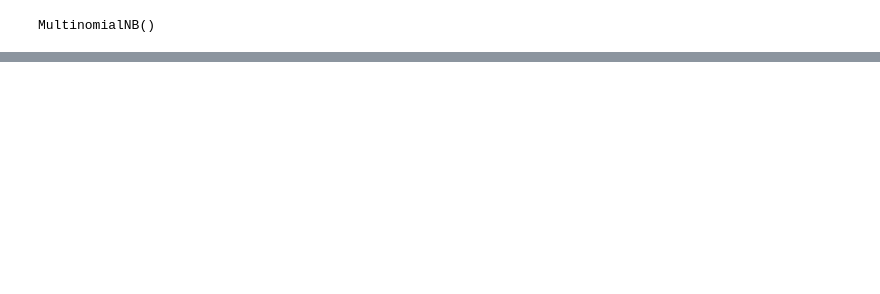
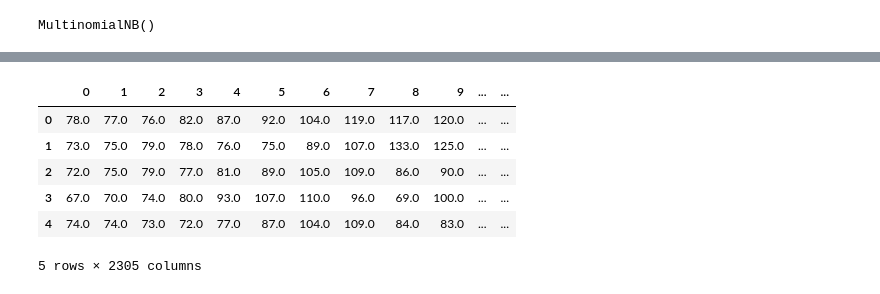
Before and after one commit to Irfan2309/Machine-Learning, a Jupyter notebook: Part 1/Source Code/analysis.ipynb, the cells around one changed output, grey strips where cells are left out. Saved outputs shown, nothing was run; the diff lists cells and outputs as text; code cells hidden in the pictures; blank space fills up the shorter version.

```diff
--- a/Part 1/Source Code/analysis.ipynb
+++ b/Part 1/Source Code/analysis.ipynb
@@ -125,0 +152,12 @@ Accuracy Score is : 0.35810113519091846
+# %%
+df['label'] = y_train
+# %%
+df.head()
+# %% [output]
+|  | 0 | 1 | 2 | 3 | 4 | 5 | 6 | 7 | 8 | 9 | ... | ... |
+| 0 | 78.0 | 77.0 | 76.0 | 82.0 | 87.0 | 92.0 | 104.0 | 119.0 | 117.0 | 120.0 | ... | ... |
+| 1 | 73.0 | 75.0 | 79.0 | 78.0 | 76.0 | 75.0 | 89.0 | 107.0 | 133.0 | 125.0 | ... | ... |
+| 2 | 72.0 | 75.0 | 79.0 | 77.0 | 81.0 | 89.0 | 105.0 | 109.0 | 86.0 | 90.0 | ... | ... |
+| 3 | 67.0 | 70.0 | 74.0 | 80.0 | 93.0 | 107.0 | 110.0 | 96.0 | 69.0 | 100.0 | ... | ... |
+| 4 | 74.0 | 74.0 | 73.0 | 72.0 | 77.0 | 87.0 | 104.0 | 109.0 | 84.0 | 83.0 | ... | ... |
+5 rows × 2305 columns
```
Also changed, not shown: parts of 8 cells of this notebook.
